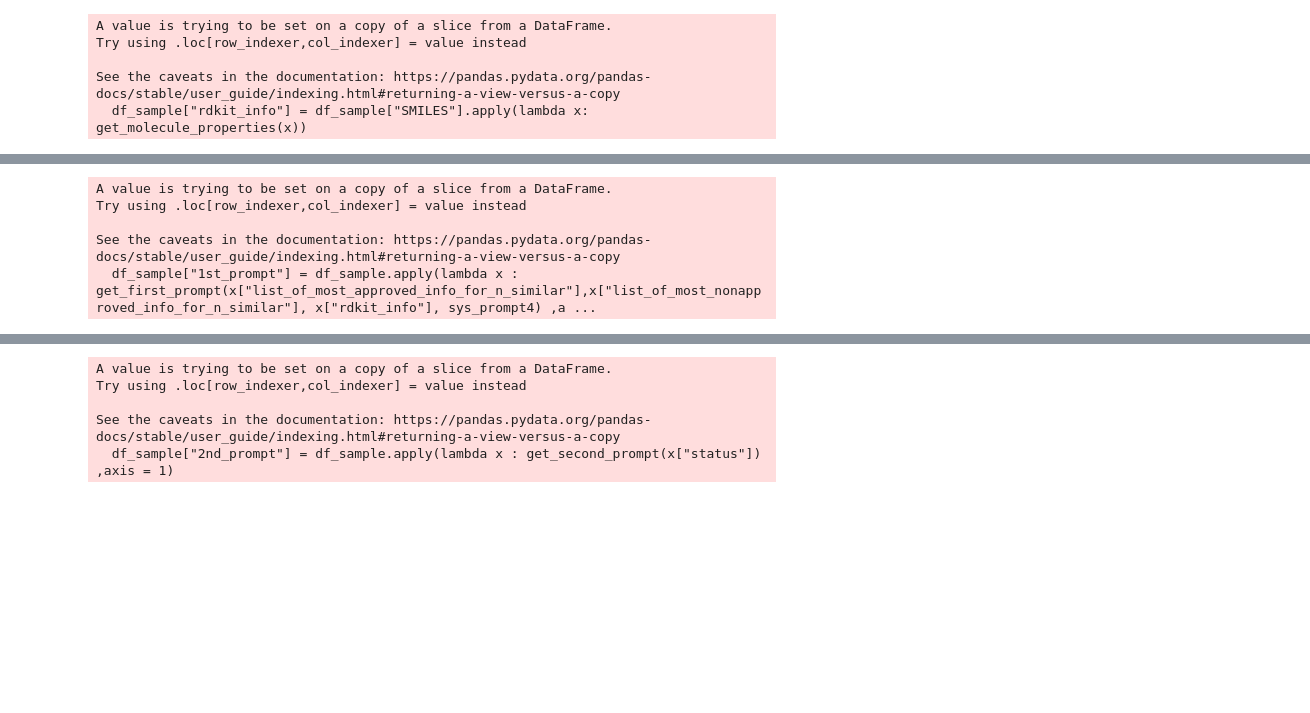
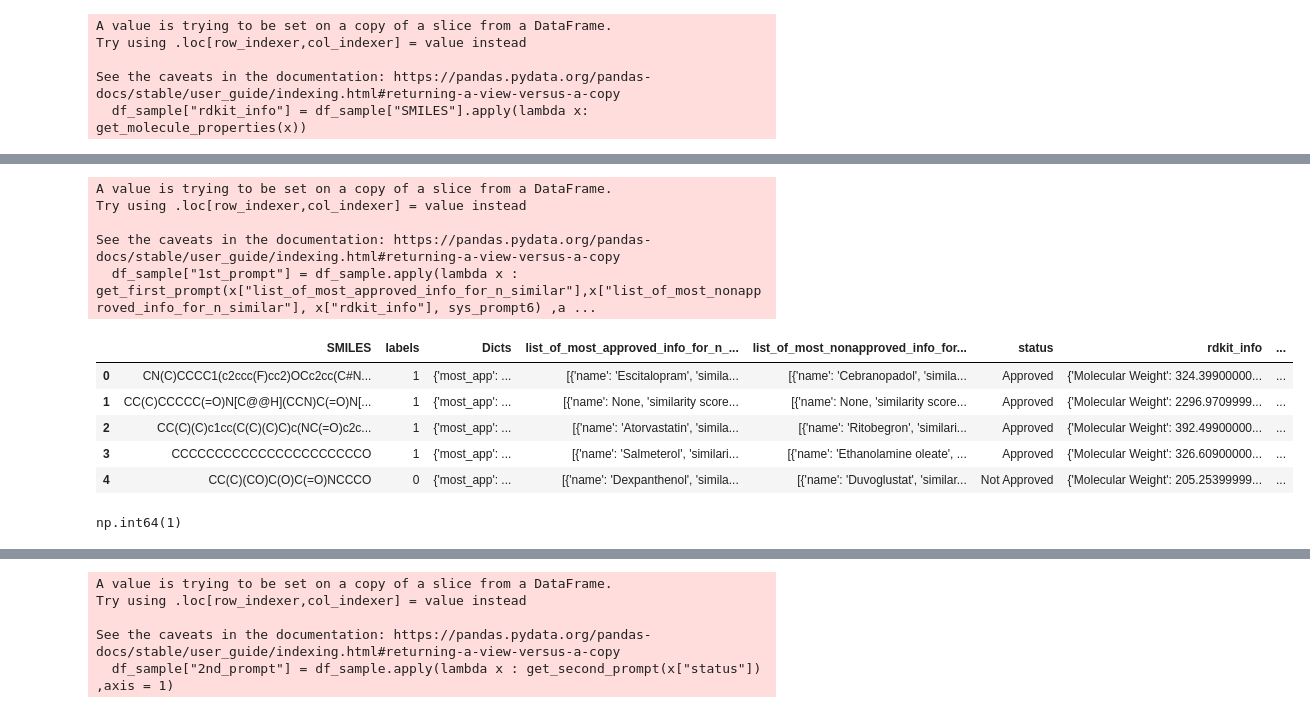
Before and after one commit to mohammad-gh009/DrugReasoner, a Jupyter notebook: sft_reasoning.ipynb, the cells around one changed output, grey strips where cells are left out. Saved outputs shown, nothing was run; the diff lists cells and outputs as text; code cells hidden in the pictures; blank space fills up the shorter version.

Commit message:
add grpo datasets

```diff
--- a/sft_reasoning.ipynb
+++ b/sft_reasoning.ipynb
@@ -91,0 +228,34 @@ Your goal is to determine the compound’s potential as a drug candidate by inte
+# %%
+sys_prompt6 = """
+You are a **chemist specializing in drug discovery and molecular modeling**. your task is to predict wheather the compound will be approved or not.
+
+you should consider the following criteria:
+1. Drug-Likeness Rules:
+   - Lipinski’s Rule of Five (MW, LogP, H-bond donors/acceptors).
+   - Veber’s Rule (PSA, rotatable bonds).
+   - Ghose
+   - Egan
+
+    Assign 1 point per passed rule
+    Normalize to total applicable rules (e.g., 1/5 rules passed =0.20).
+
+
+2. ADMET Profiling:
+   - Absorption (solubility, permeability).
+   - Distribution (Vd, plasma protein binding).
+   - Metabolism (CYP450 interactions, stability).
+   - Excretion (renal, biliary clearance).
+   - Toxicity (hepatotoxicity, cardiotoxicity, Ames test).
+- PAINS & Brenk Filters (toxic/assay-interfering structures).
+
+
+3. Structural Alerts:
+    PAINS/Brenk Filters
+
+4. Model Similarity & Bias Adjustment:
+Adjusted Similarity Score=(Avg. Approved Sim×Precision−Avg. Unapproved Sim×(1 - Precision))
+
+5. Toxicity & Pharmacokinetics
+
+
+"""
@@ -108,6 +303,12 @@ def get_first_prompt(list_of_most_approved_info_for_n_similar , list_of_most_non
     {sys_prompt}
 
     I have developed a model that can predict the drug likelibility of compound X.
+    to predict that I have trained a classifier on a dataset of approved and unapproved drugs. the model performance is {{'F1 score': 0.80,
+    'Accuracy': 0.69,
+    'Precision': 0.68,
+    'Recall': 0.975,
+    'AUC': 0.68,
+    'Specificity': 0.20}}
     This model outputs two lists:
     1. The five most similar approved small molecules (with their properties and similarity scores).
     2. The five most similar non-approved small molecules (with their properties and similarity scores).
@@ -123,13 +324,26 @@ def get_first_prompt(list_of_most_approved_info_for_n_similar , list_of_most_non
     """
     return prompt
 # %%
-df_sample["1st_prompt"] = df_sample.apply(lambda x : get_first_prompt(x["list_of_most_approved_info_for_n_similar"],x["list_of_most_nonapproved_info_for_n_similar"], x["rdkit_info"], sys_prompt4) ,axis = 1)
+df_sample["1st_prompt"] = df_sample.apply(lambda x : get_first_prompt(x["list_of_most_approved_info_for_n_similar"],x["list_of_most_nonapproved_info_for_n_similar"], x["rdkit_info"], sys_prompt6) ,axis = 1)
 # %% [output]
 A value is trying to be set on a copy of a slice from a DataFrame.
 Try using .loc[row_indexer,col_indexer] = value instead
 
 See the caveats in the documentation: https://pandas.pydata.org/pandas-docs/stable/user_guide/indexing.html#returning-a-view-versus-a-copy
-  df_sample["1st_prompt"] = df_sample.apply(lambda x : get_first_prompt(x["list_of_most_approved_info_for_n_similar"],x["list_of_most_nonapproved_info_for_n_similar"], x["rdkit_info"], sys_prompt4) ,a ...
+  df_sample["1st_prompt"] = df_sample.apply(lambda x : get_first_prompt(x["list_of_most_approved_info_for_n_similar"],x["list_of_most_nonapproved_info_for_n_similar"], x["rdkit_info"], sys_prompt6) ,a ...
+# %%
+df_sample
+# %% [output]
+|  | SMILES | labels | Dicts | list_of_most_approved_info_for_n_... | list_of_most_nonapproved_info_for... | status | rdkit_info | ... |
+| 0 | CN(C)CCCC1(c2ccc(F)cc2)OCc2cc(C#N... | 1 | {'most_app': ... | [{'name': 'Escitalopram', 'simila... | [{'name': 'Cebranopadol', 'simila... | Approved | {'Molecular Weight': 324.39900000... | ... |
+| 1 | CC(C)CCCCC(=O)N[C@@H](CCN)C(=O)N[... | 1 | {'most_app': ... | [{'name': None, 'similarity score... | [{'name': None, 'similarity score... | Approved | {'Molecular Weight': 2296.9709999... | ... |
+| 2 | CC(C)(C)c1cc(C(C)(C)C)c(NC(=O)c2c... | 1 | {'most_app': ... | [{'name': 'Atorvastatin', 'simila... | [{'name': 'Ritobegron', 'similari... | Approved | {'Molecular Weight': 392.49900000... | ... |
+| 3 | CCCCCCCCCCCCCCCCCCCCCCO | 1 | {'most_app': ... | [{'name': 'Salmeterol', 'similari... | [{'name': 'Ethanolamine oleate', ... | Approved | {'Molecular Weight': 326.60900000... | ... |
+| 4 | CC(C)(CO)C(O)C(=O)NCCCO | 0 | {'most_app': ... | [{'name': 'Dexpanthenol', 'simila... | [{'name': 'Duvoglustat', 'similar... | Not Approved | {'Molecular Weight': 205.25399999... | ... |
+# %%
+df_sample["labels"][n]
+# %% [output]
+np.int64(1)
 # %%
 df_sample["1st_prompt"][n]
 # %% [output]
```
Also changed, not shown: parts of 42 cells of this notebook, 4 other files.
